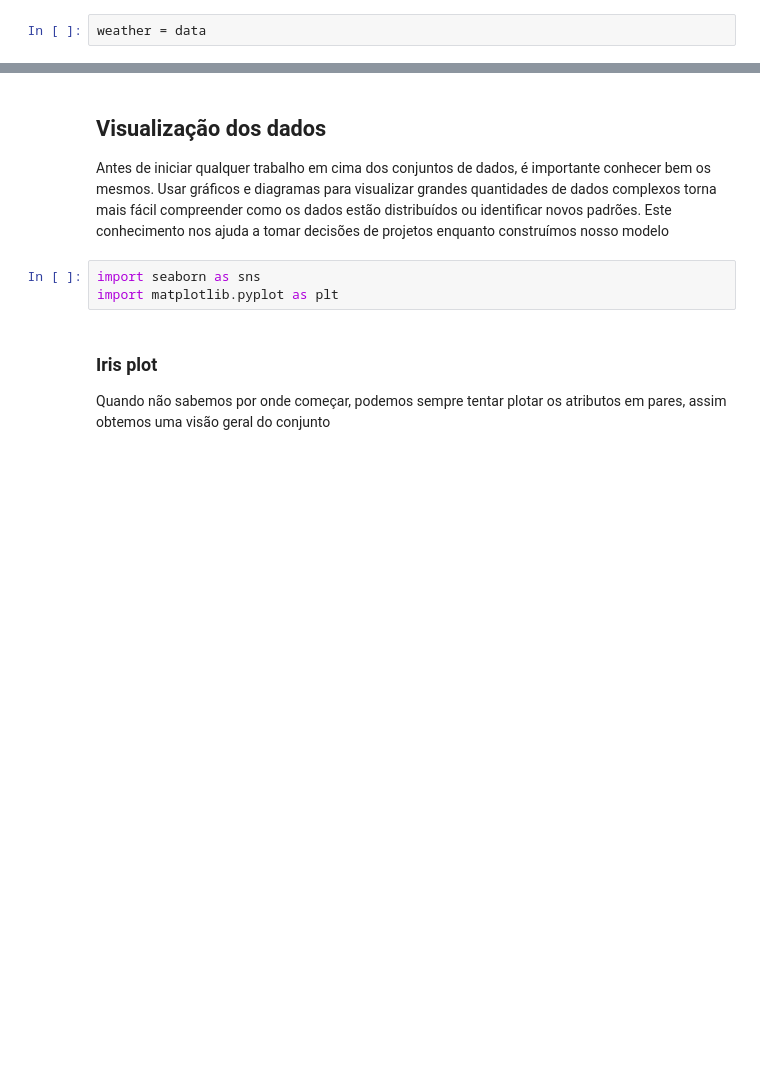
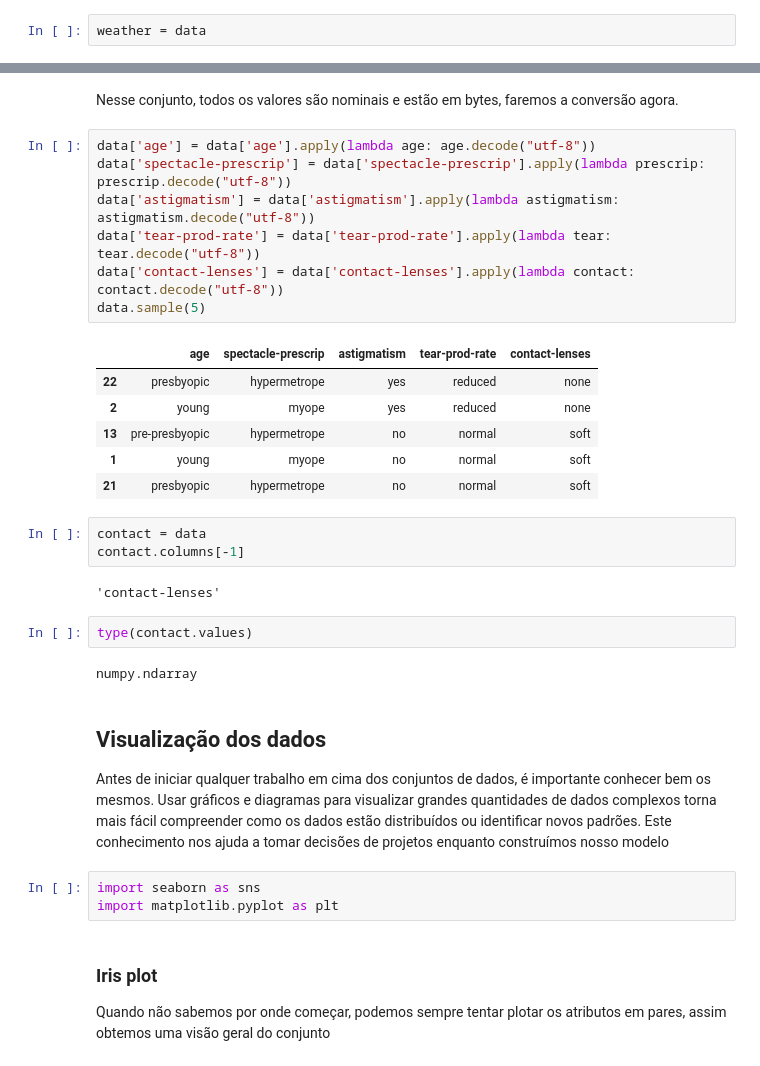
Before and after one commit to xsacbj/Mini-Weka, a Jupyter notebook: Mini Weka.ipynb, the cells around one changed output, grey strips where cells are left out. Saved outputs shown, nothing was run; the diff lists cells and outputs as text; blank space fills up the shorter version.

```diff
--- a/Mini Weka.ipynb
+++ b/Mini Weka.ipynb
@@ -129,3 +153,28 @@ weather = data
+# %% [markdown]
+Nesse conjunto, todos os valores são nominais e estão em bytes, faremos a conversão agora.
+# %%
+data['age'] = data['age'].apply(lambda age: age.decode("utf-8"))
+data['spectacle-prescrip'] = data['spectacle-prescrip'].apply(lambda prescrip: prescrip.decode("utf-8"))
+data['astigmatism'] = data['astigmatism'].apply(lambda astigmatism: astigmatism.decode("utf-8"))
+data['tear-prod-rate'] = data['tear-prod-rate'].apply(lambda tear: tear.decode("utf-8"))
+data['contact-lenses'] = data['contact-lenses'].apply(lambda contact: contact.decode("utf-8"))
+data.sample(5)
+# %% [output]
+|  | age | spectacle-prescrip | astigmatism | tear-prod-rate | contact-lenses |
+| 22 | presbyopic | hypermetrope | yes | reduced | none |
+| 2 | young | myope | yes | reduced | none |
+| 13 | pre-presbyopic | hypermetrope | no | normal | soft |
+| 1 | young | myope | no | normal | soft |
+| 21 | presbyopic | hypermetrope | no | normal | soft |
+# %%
+contact = data
+contact.columns[-1]
+# %% [output]
+'contact-lenses'
+# %%
+type(contact.values)
+# %% [output]
+numpy.ndarray
 # %% [markdown]
 ## Visualização dos dados
 
```
Also changed, not shown: parts of 11 cells of this notebook.
